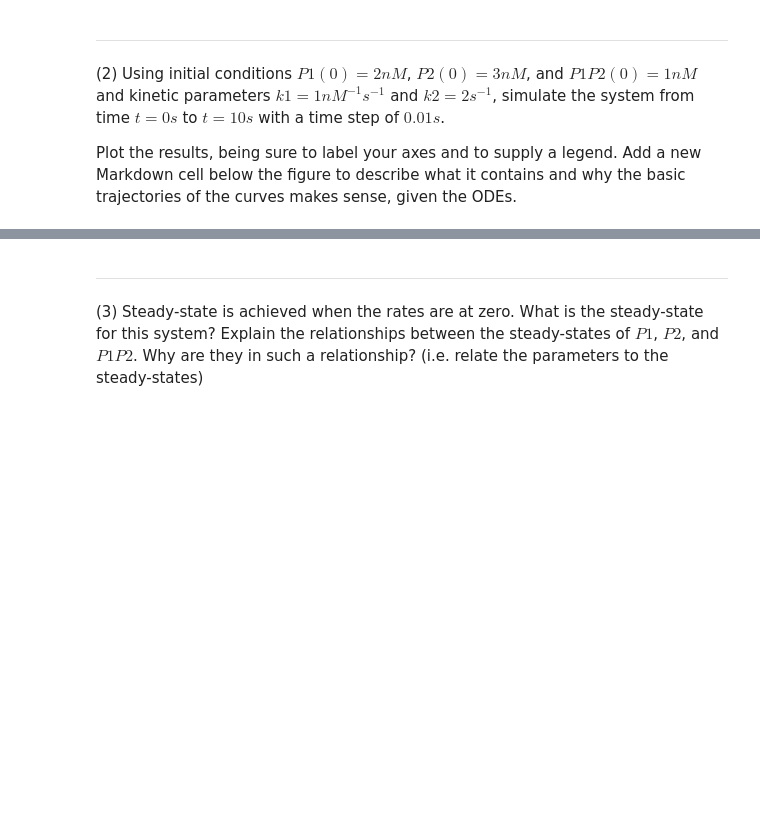
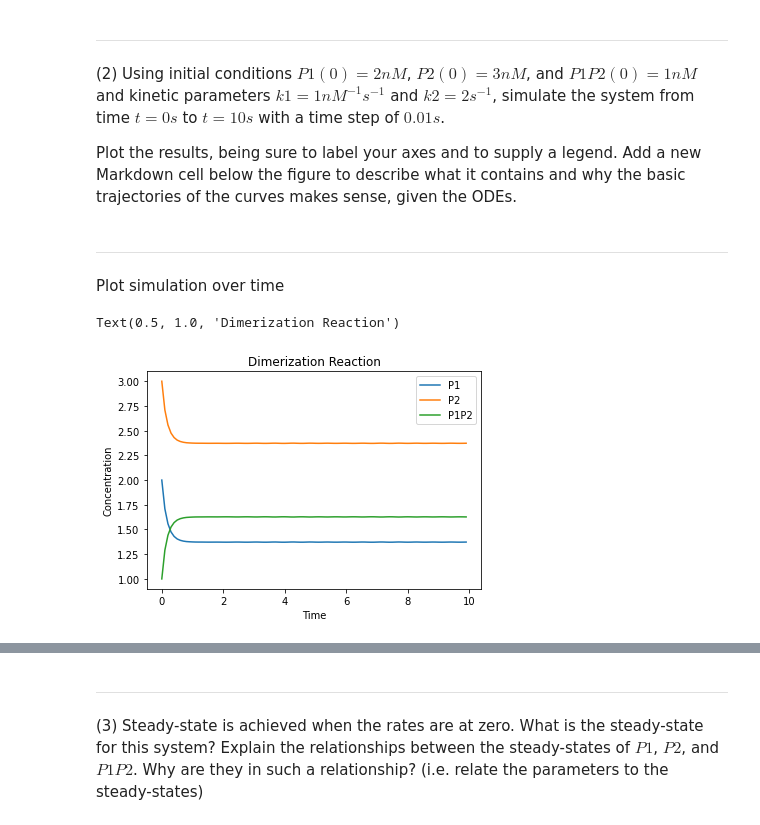
Before and after one commit to imhurl23/CS341, a Jupyter notebook: Project1.ipynb, the cells around one changed output, grey strips where cells are left out. Cells and saved outputs as stored; diff of their text form; code cells hidden in the pictures; blank space fills up the shorter version.

```diff
--- a/Project1.ipynb
+++ b/Project1.ipynb
@@ -90,0 +91,49 @@ Plot the results, being sure to label your axes and to supply a legend. Add a ne
+# %%
+import numpy as np
+import scipy.integrate
+import matplotlib.pyplot as plt
+
+def dimer_model(t, y, params):
+
+    k1 = params[0]
+    k2 = params[1]
+
+    P1 = y[0]
+    P2 = y[1]
+    P1P2 = y[2]
+
+    dydt = np.zeros( (3,) )
+    dydt[0] = -k1*P1*P2 + k2*P1P2
+    dydt[1] = -k1*P1*P2 + k2*P1P2
+    dydt[2] = -k2*P1P2 + k1*P1*P2
+
+    return dydt
+# %%
+#rate constants
+k1 = 1
+k2 = 2
+params = (k1, k2)
+
+#initial concentrations (P1, P2, P1P2)
+P1 = 2
+P2 = 3
+P1P2 = 1
+yinit = (P1, P2, P1P2)
+
+
+dm = lambda t,y: dimer_model(t, y, params)
+sol = scipy.integrate.solve_ivp(fun = dm, t_span = (0,10), y0 = yinit, t_eval = np.arange(0,10,.1))
+# %% [markdown]
+<hr style="border:2px solid gray"> </hr>
+Plot simulation over time
+# %%
+plt.plot( sol.t, sol.y.T )
+plt.xlabel( "Time")
+plt.ylabel( "Concentration" )
+plt.legend( ["P1", "P2", "P1P2"])
+plt.title( "Dimerization Reaction")
+
+plt.show()
+# %% [output]
+Text(0.5, 1.0, 'Dimerization Reaction')
+[figure, added]
```
Also changed, not shown: parts of 12 cells of this notebook.
